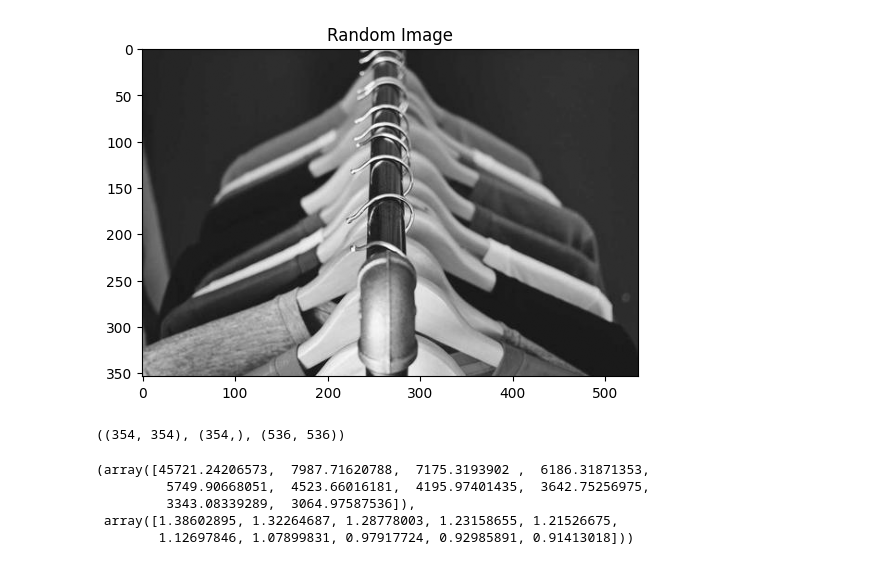
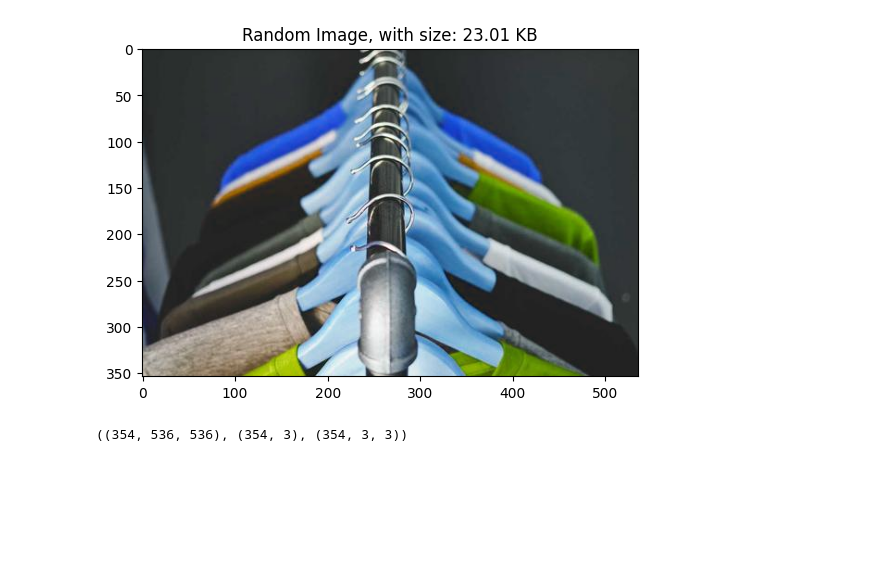
Before and after one commit to Radayou07/NA-assignment, a Jupyter notebook: image_compressor/image_compressor.ipynb, the cells around one changed output. Drawn from its saved outputs; the diff is of its cells as text; code cells hidden in the pictures; blank space fills up the shorter version.

```diff
--- a/image_compressor/image_compressor.ipynb
+++ b/image_compressor/image_compressor.ipynb
@@ -5,23 +7,15 @@ import cv2
 # %%
-image = cv2.imread("random_image.jpg", cv2.IMREAD_GRAYSCALE)
+image = cv2.imread("random_image.jpg")
+size = os.path.getsize("random_image.jpg") / 1024
 
-plt.imshow(image, cmap="gray")
-plt.title('Random Image')
+plt.imshow(image)
+plt.title(f'Random Image, with size: {size:.2f} KB')
 plt.show()
 # %% [output]
-[figure, old version]
+[figure, new version]
 # %%
 U, S, Vt = np.linalg.svd(image)
 
 U.shape, S.shape, Vt.shape
 # %% [output]
-((354, 354), (354,), (536, 536))
+((354, 536, 536), (354, 3), (354, 3, 3))
-# %%
-# First and last 10 singular values
-S[:10], S[-10:]
-# %% [output]
-(array([45721.24206573,  7987.71620788,  7175.3193902 ,  6186.31871353,
-         5749.90668051,  4523.66016181,  4195.97401435,  3642.75256975,
-         3343.08339289,  3064.97587536]),
- array([1.38602895, 1.32264687, 1.28778003, 1.23158655, 1.21526675,
-        1.12697846, 1.07899831, 0.97917724, 0.92985891, 0.91413018]))
```
Also changed, not shown: parts of 6 cells of this notebook, 17 other files.
